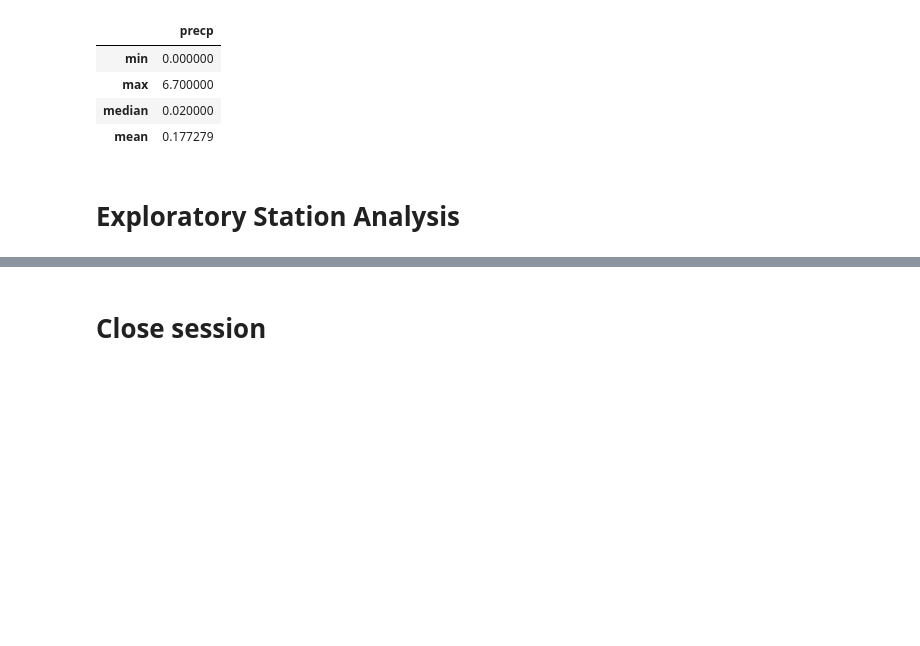
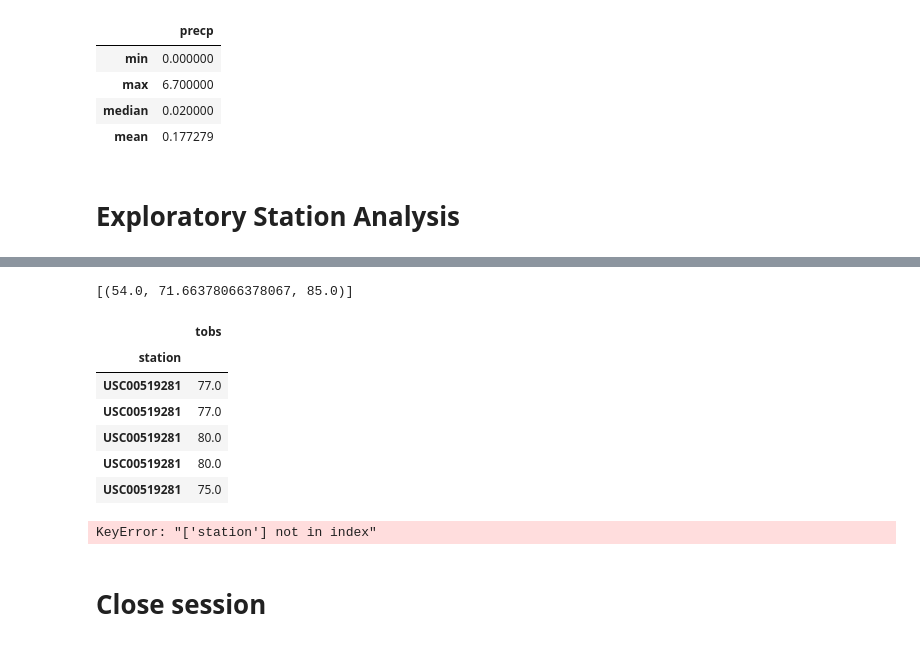
Before and after one commit to LibertyHeise/Surfing-Conditions-Analysis, a Jupyter notebook: SurfsUp/climate_LH.ipynb, the cells around one changed output, grey strips where cells are left out. Cells and saved outputs as stored; diff of their text form; code cells hidden in the pictures; blank space fills up the shorter version.

```diff
--- a/SurfsUp/climate_LH.ipynb
+++ b/SurfsUp/climate_LH.ipynb
@@ -140,4 +136,6 @@ ArgumentError: Column expression or FROM clause expected, got 0        USC005193
 # Design a query to find the most active stations (i.e. what stations have the most rows?)
 # List the stations and the counts in descending order.
 
-active_stations = session.query()
+active_stations = session.query(Measurement.station,
+func.count(Measurement.station)).group_by(Measurement.station).order_by(func.count(Measurement.station).desc()).all()
+active_stations
@@ -144,8 +152,37 @@ active_stations = session.query()
 # %%
 # Using the most active station id from the previous query, calculate the lowest, highest, and average temperature.
+b_station = active_stations[0][0]
+session.query(func.min(Measurement.tobs), func.avg(Measurement.tobs), func.max(Measurement.tobs)).\
+                filter(Measurement.station == b_station).all()
+# %% [output]
+[(54.0, 71.66378066378067, 85.0)]
 # %%
 # Using the most active station id
-# Query the last 12 months of temperature observation data for this station and plot the results as a histogram
+# Query the last 12 months of temperature observation data for this station
+temp_obs = session.query(Measurement.station, Measurement.tobs).\
+                filter(Measurement.station == b_station).\
+                filter(Measurement.date >= query_date).all()
+tobs_df = pd.DataFrame(temp_obs)
+tobs_df.set_index('station', inplace=True)
+tobs_df.head()
+# %% [output]
+|  | tobs |
+| station |  |
+| USC00519281 | 77.0 |
+| USC00519281 | 77.0 |
+| USC00519281 | 80.0 |
+| USC00519281 | 80.0 |
+| USC00519281 | 75.0 |
+# %%
+#and plot the results as a histogram
+
+tobs_df.plot.hist(by='station', bins=12, figsize=(12,8))
+plt.grid()
+plt.title("Station Temperature Observation" + b_station, fontsize=20)
+plt.xlabel("Temperature Recorded", fontsize=16)
+plt.show
+# %% [output]
+KeyError: "['station'] not in index"
 # %% [markdown]
 # Close session
 # %%
```
Also changed, not shown: parts of 2 cells of this notebook, 1 other file.
